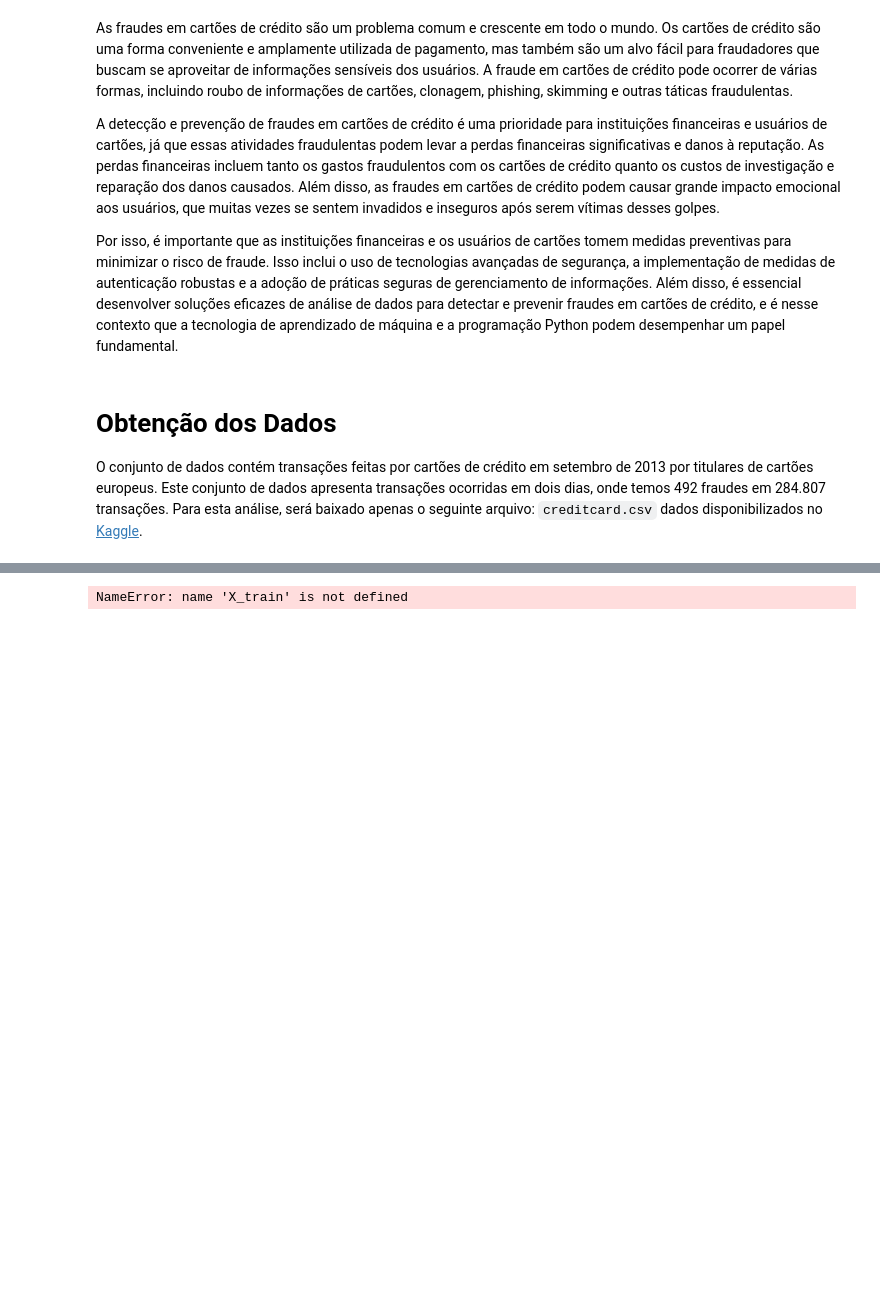
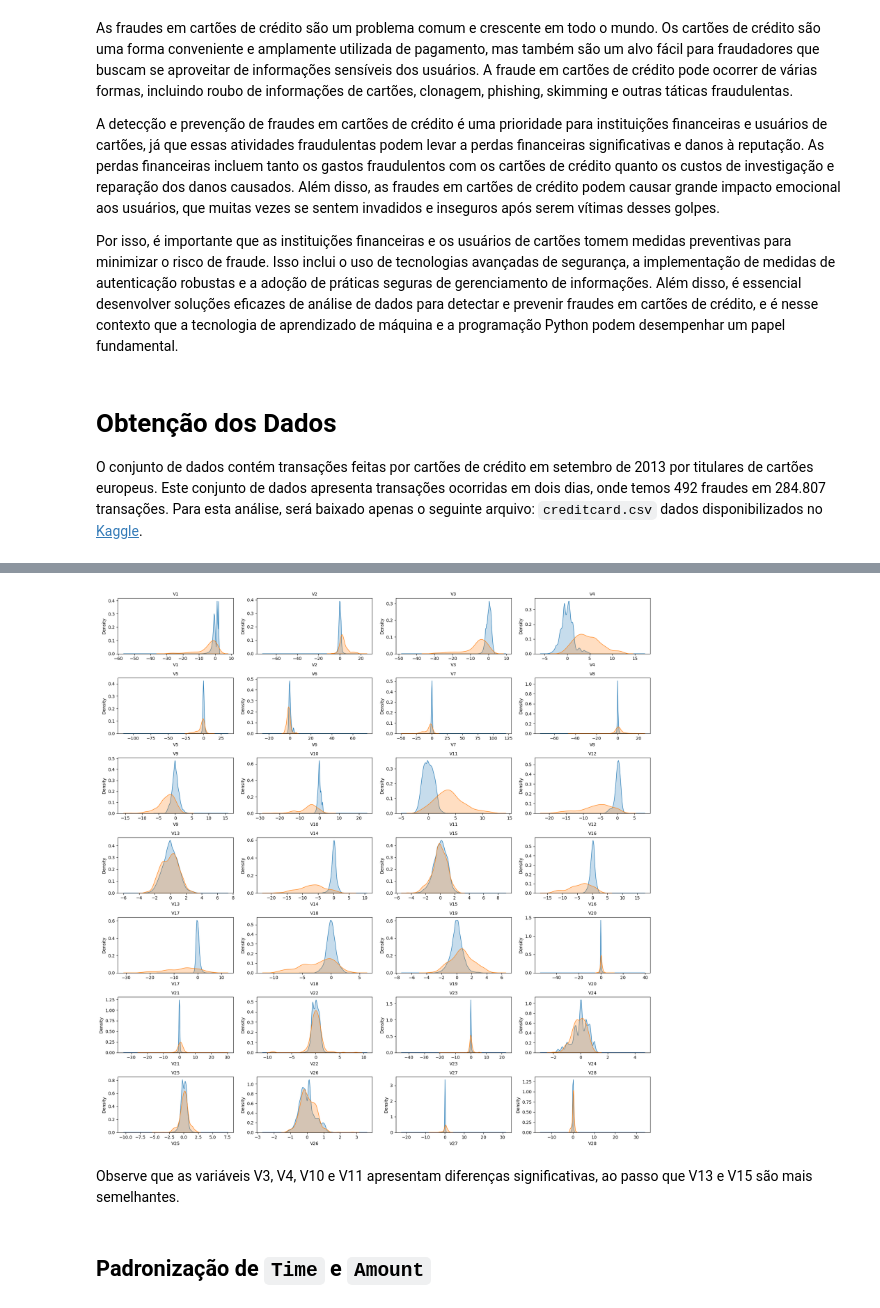
Before and after one commit to Marcelo-Maia-Dev/deteccao-fraudes-cartao, a Jupyter notebook: fraude-cartao.ipynb, the cells around one changed output, grey strips where cells are left out. Saved outputs shown, nothing was run; the diff lists cells and outputs as text; code cells hidden in the pictures; blank space fills up the shorter version.

```diff
--- a/fraude-cartao.ipynb
+++ b/fraude-cartao.ipynb
@@ -336,36 +194,25 @@ NameError: name 'Y_test' is not defined
 # %%
-from sklearn.ensemble import RandomForestClassifier
+# criando os gráficos de densidade
+column_names = df.drop(['Class', 'Amount', 'Time'], axis=1).columns
+num_plots = len(column_names)
+df_class_0 = df[df.Class == 0]
+df_class_1 = df[df.Class == 1]
 
+fig, ax = plt.subplots(7, 4, figsize=(18,18))
+fig.subplots_adjust(hspace=1, wspace=1)
 
-rfc = RandomForestClassifier()
-rfc.fit(X_train,Y_train)
-y_pred = rfc.predict(X_test)
+idx = 0
+for col in column_names:
+    idx += 1
+    plt.subplot(7, 4, idx)
+    sns.kdeplot(df_class_0[col], label="Class 0", shade=True)
+    sns.kdeplot(df_class_1[col], label="Class 1", shade=True)
+    plt.title(col, fontsize=10)
 
-
-###################################################
-
-
-from sklearn.metrics import accuracy_score
-from sklearn.metrics import precision_score
-from sklearn.metrics import f1_score
-from sklearn.metrics import recall_score
-
-
-########################################################
-
-
-
-
-n_outliers = len(fraude)
-n_errors = (y_pred != Y_test).sum()
-print('Modelo: {}'.format('Random Forest classifier'))
-acc= accuracy_score(Y_test,y_pred)
-print('Acuracia: {}'.format(acc))
-prec= precision_score(Y_test,y_pred)
-print('Precisão: {}'.format(prec))
-rec= recall_score(Y_test,y_pred)
-print('Recall {}'.format(rec))
-f1= f1_score(Y_test,y_pred)
-print('F1: {}'.format(f1))
+plt.tight_layout();
 # %% [output]
-NameError: name 'X_train' is not defined
+[figure, added]
+# %% [markdown]
+Observe que as variáveis V3, V4, V10 e V11 apresentam diferenças significativas, ao passo que V13 e V15 são mais semelhantes.
+# %% [markdown]
+## Padronização de `Time` e `Amount`
```
Also changed, not shown: parts of 43 cells of this notebook.
